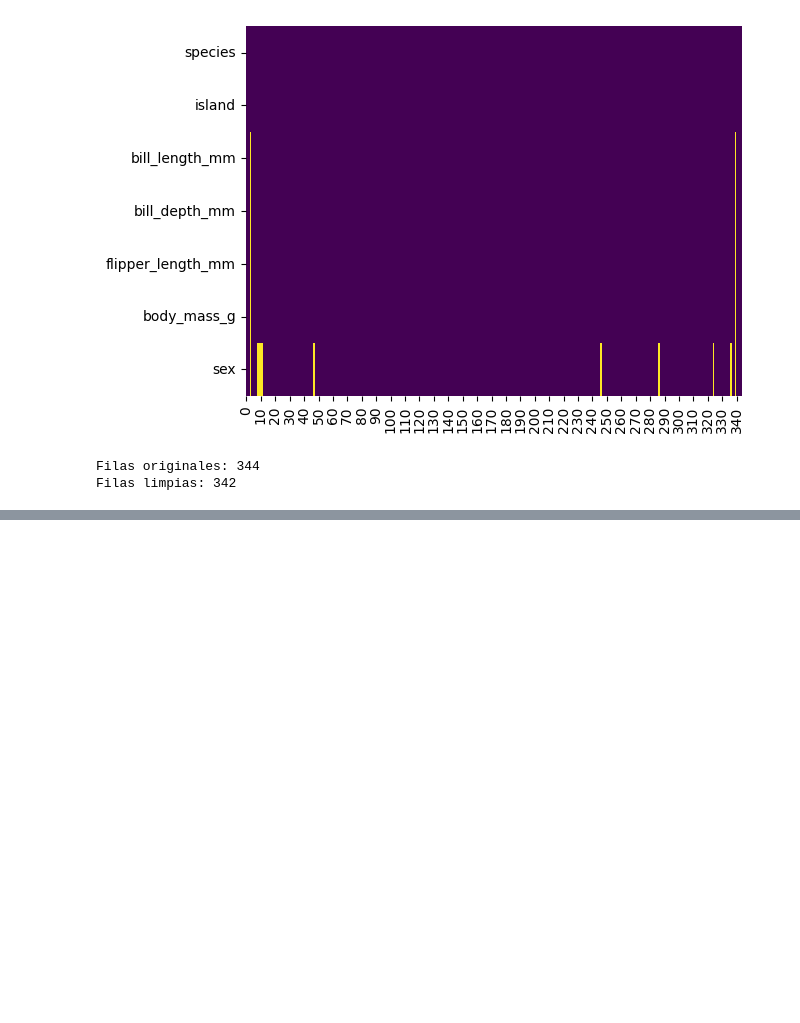
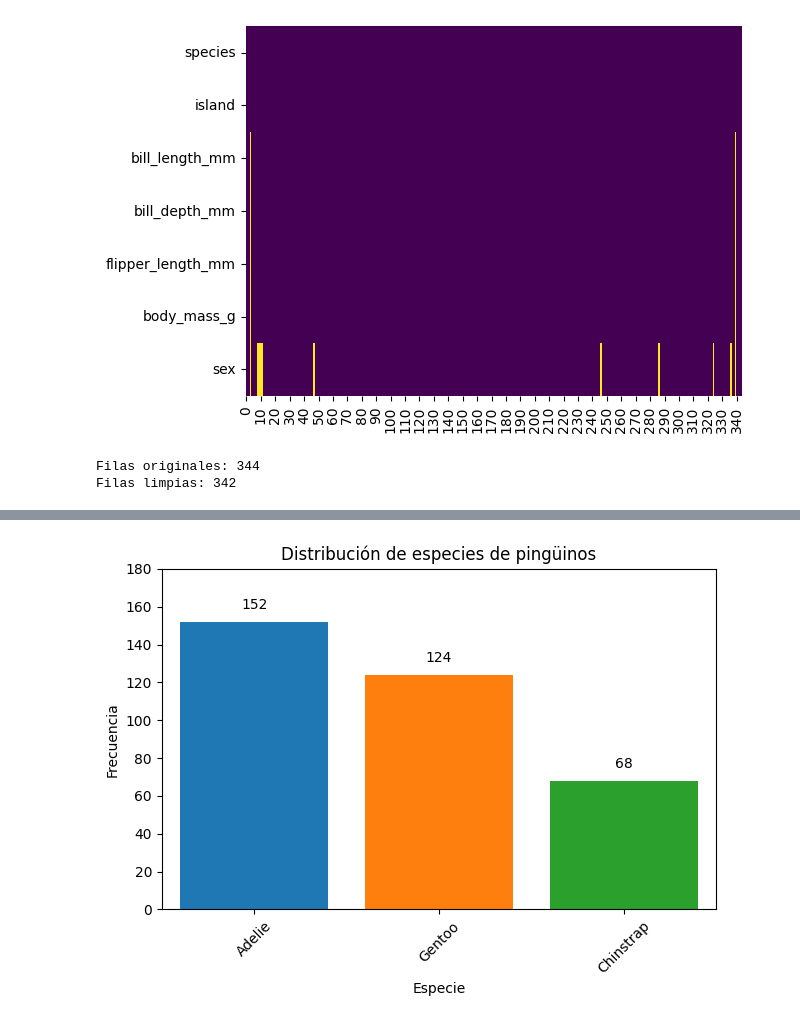
Before and after one commit to alvarohrv/data-analysis-py-sandbox, a Jupyter notebook: src/clase02_cursoPlatzi/demostraciones_llevar_a_teoria_o_centralizar.ipynb, the cells around one changed output, grey strips where cells are left out. Cells and saved outputs as stored; diff of their text form; code cells hidden in the pictures; blank space fills up the shorter version.

```diff
--- a/src/clase02_cursoPlatzi/demostraciones_llevar_a_teoria_o_centralizar.ipynb
+++ b/src/clase02_cursoPlatzi/demostraciones_llevar_a_teoria_o_centralizar.ipynb
@@ -288,3 +379,16 @@ print(f"Filas limpias: {len(data_clean)}")
 # %% [output]
 Filas originales: 344
 Filas limpias: 342
+# %%
+############ Frecuencia (conteo) en VARIABLES CATEGÓRICAS #######
+# “¿Cuántos pingüinos hay de cada especie?”
+# Frecuencia (conteo) ¿Cuántos hay de cada categoría?
+# Usaremos la variable categórica "species".
+# Usaremos el método value_counts() de pandas para contar la frecuencia de cada categoría en la columna "species" del DataFrame df.
+# freq = data["species"].value_counts()
+freq = data.value_counts("species", sort=True) # sort=True realmente es la configuración por defecto, ordena de mayor a menor frecuencia
+# mostrar el resultado
+print("El resultado muestra el conteo de pingüinos por especie en el conjunto de datos.")
+print("----------------")
+print(freq)
+print("Total de pingüinos:", freq.sum())
@@ -290,0 +451,23 @@ Filas limpias: 342
+# %%
+# Visualización de la distribución de especies de pingüinos  (En este caso de una variable categórica)
+# Usamos un gráfico de barras para mostrar la frecuencia de cada especie.
+freq.plot(kind="bar")  # USO DE LA SERIE freq creada anteriormente con value_counts()
+# Adicional:
+plt.title("Distribución de especies de pingüinos")
+plt.xlabel("Especie")
+plt.ylabel("Frecuencia")
+plt.xticks(rotation=45)
+plt.tight_layout()  # Ajusta el diseño para evitar recortes
+# color de barras diferentes
+plt.bar(freq.index, freq.values, color=['#1f77b4', '#ff7f0e', '#2ca02c'])
+# colocar sobre la barra el valor de la frecuencia
+for i, v in enumerate(freq):
+    plt.text(i, v + 5, str(v), ha='center', va='bottom')
+# frecuencia rango de 0 a 180
+plt.ylim(0, 180)
+# intervalos de 20 en 20
+plt.yticks(range(0, 181,20))
+# Mostrar el gráfico:
+plt.show()
+# %% [output]
+[figure, added]
```
Also changed, not shown: parts of 20 cells of this notebook.
